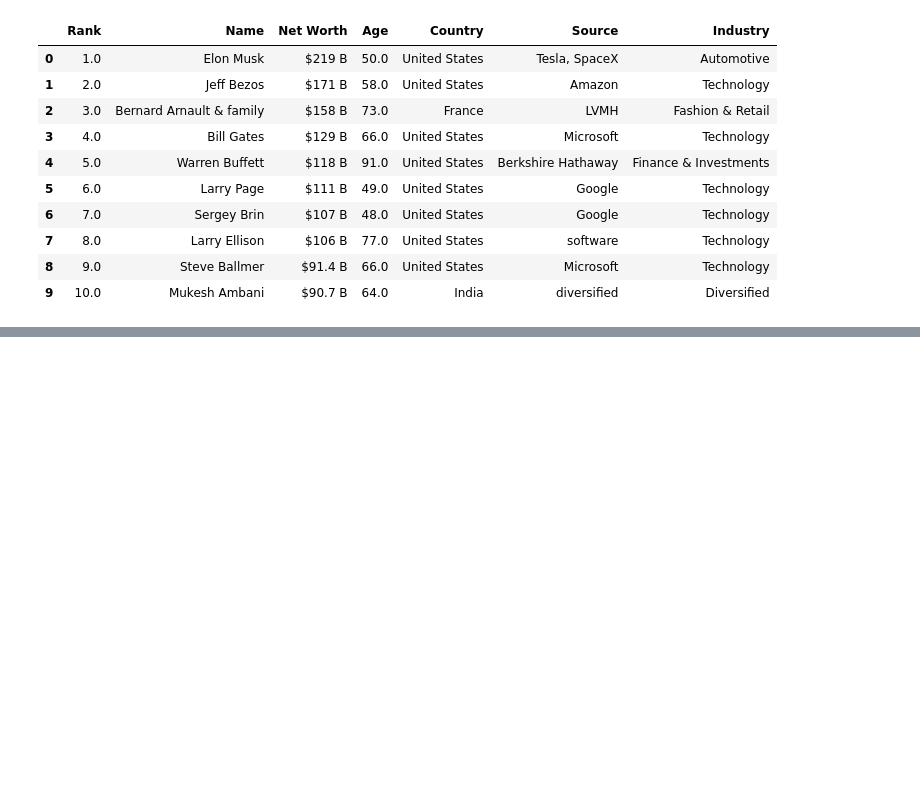
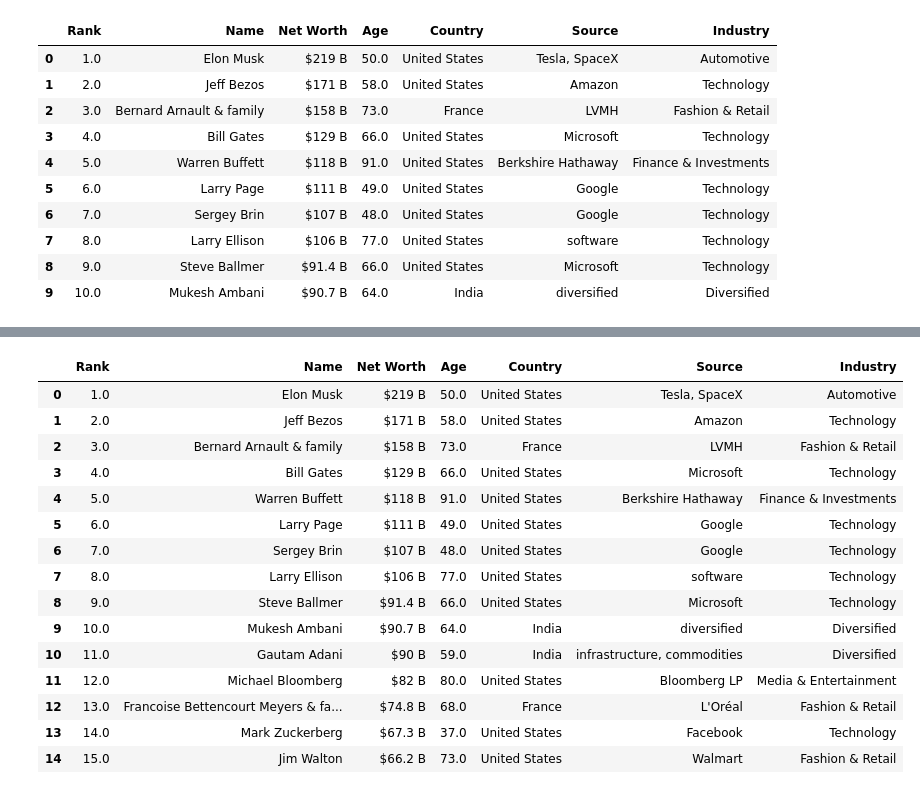
Before and after one commit to Aditya44234/AIwithPy, a Jupyter notebook: pandas.ipynb, the cells around one changed output, grey strips where cells are left out. Drawn from its saved outputs; the diff is of its cells as text; code cells hidden in the pictures; blank space fills up the shorter version.

```diff
--- a/pandas.ipynb
+++ b/pandas.ipynb
@@ -3,12 +3,13 @@ import pandas as pd
 import numpy as np
 
 
-pd.set_option('display.max_rows', None)
-pd.set_option('display.max_columns', None)
+# pd.set_option('display.max_rows', None)
+# pd.set_option('display.max_columns', None)
 
 rich = pd.read_csv(r"C:\Users\ADITYA JOSHI\.idea\Downloads\archive\forbes_richman.csv",encoding="ISO-8859-1")
 rich
 rich.head(10)
+# rich.filter(["Rank","Name","Net Worth (USD)","Source"])
 # %% [output]
 |  | Rank | Name | Net Worth | Age | Country | Source | Industry |
 | 0 | 1.0 | Elon Musk | $219 B | 50.0 | United States | Tesla, SpaceX | Automotive |
@@ -43,0 +82,10 @@ rich.filter(["Rank","Name","Net Worth (USD)"])
+# %%
+import pandas as pd
+import numpy as np
+
+
+# pd.set_option('display.max_rows', None)
+# pd.set_option('display.max_columns', None)
+
+rich = pd.read_csv(r"C:\Users\ADITYA JOSHI\.idea\Downloads\archive\forbes_richman.csv",encoding="ISO-8859-1")
+rich
@@ -43,0 +137,19 @@ rich.filter(["Rank","Name","Net Worth (USD)"])
+# %%
+rich.head(15)
+# %% [output]
+|  | Rank | Name | Net Worth | Age | Country | Source | Industry |
+| 0 | 1.0 | Elon Musk | $219 B | 50.0 | United States | Tesla, SpaceX | Automotive |
+| 1 | 2.0 | Jeff Bezos | $171 B | 58.0 | United States | Amazon | Technology |
+| 2 | 3.0 | Bernard Arnault & family | $158 B | 73.0 | France | LVMH | Fashion & Retail |
+| 3 | 4.0 | Bill Gates | $129 B | 66.0 | United States | Microsoft | Technology |
+| 4 | 5.0 | Warren Buffett | $118 B | 91.0 | United States | Berkshire Hathaway | Finance & Investments |
+| 5 | 6.0 | Larry Page | $111 B | 49.0 | United States | Google | Technology |
+| 6 | 7.0 | Sergey Brin | $107 B | 48.0 | United States | Google | Technology |
+| 7 | 8.0 | Larry Ellison | $106 B | 77.0 | United States | software | Technology |
+| 8 | 9.0 | Steve Ballmer | $91.4 B | 66.0 | United States | Microsoft | Technology |
+| 9 | 10.0 | Mukesh Ambani | $90.7 B | 64.0 | India | diversified | Diversified |
+| 10 | 11.0 | Gautam Adani | $90 B | 59.0 | India | infrastructure, commodities | Diversified |
+| 11 | 12.0 | Michael Bloomberg | $82 B | 80.0 | United States | Bloomberg LP | Media & Entertainment |
+| 12 | 13.0 | Francoise Bettencourt Meyers & fa... | $74.8 B | 68.0 | France | L'Oréal | Fashion & Retail |
+| 13 | 14.0 | Mark Zuckerberg | $67.3 B | 37.0 | United States | Facebook | Technology |
+| 14 | 15.0 | Jim Walton | $66.2 B | 73.0 | United States | Walmart | Fashion & Retail |
```
Also changed, not shown: parts of 11 cells of this notebook, 1 other file.
